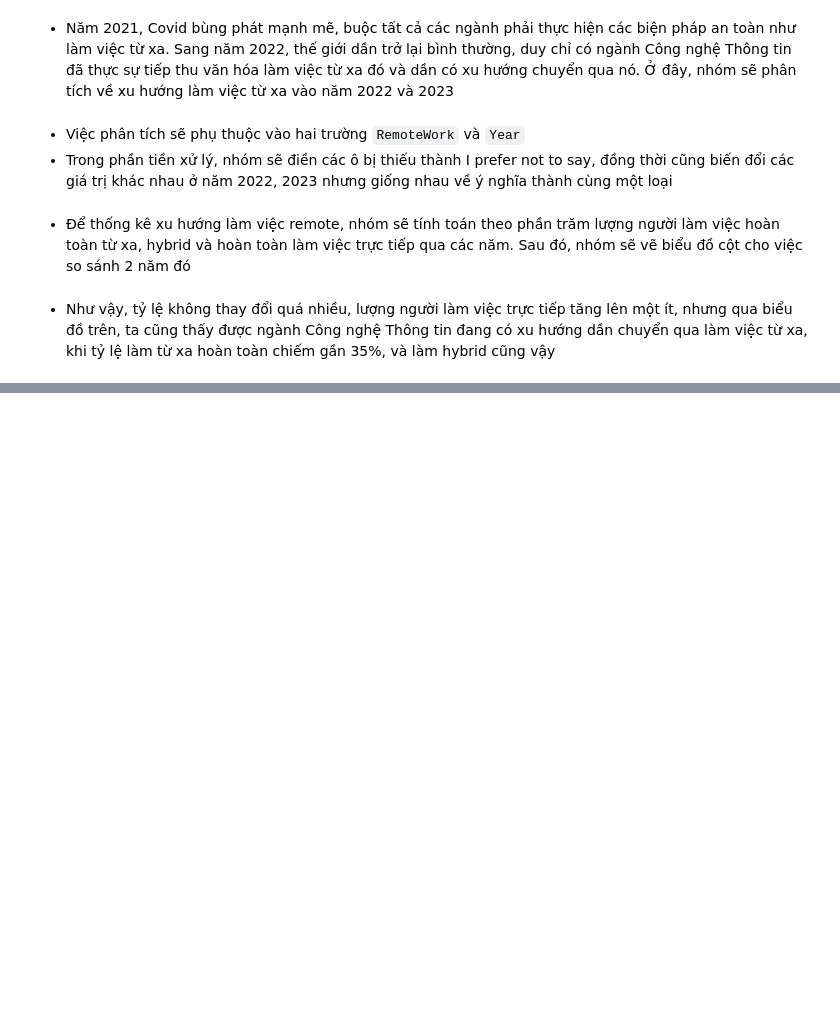
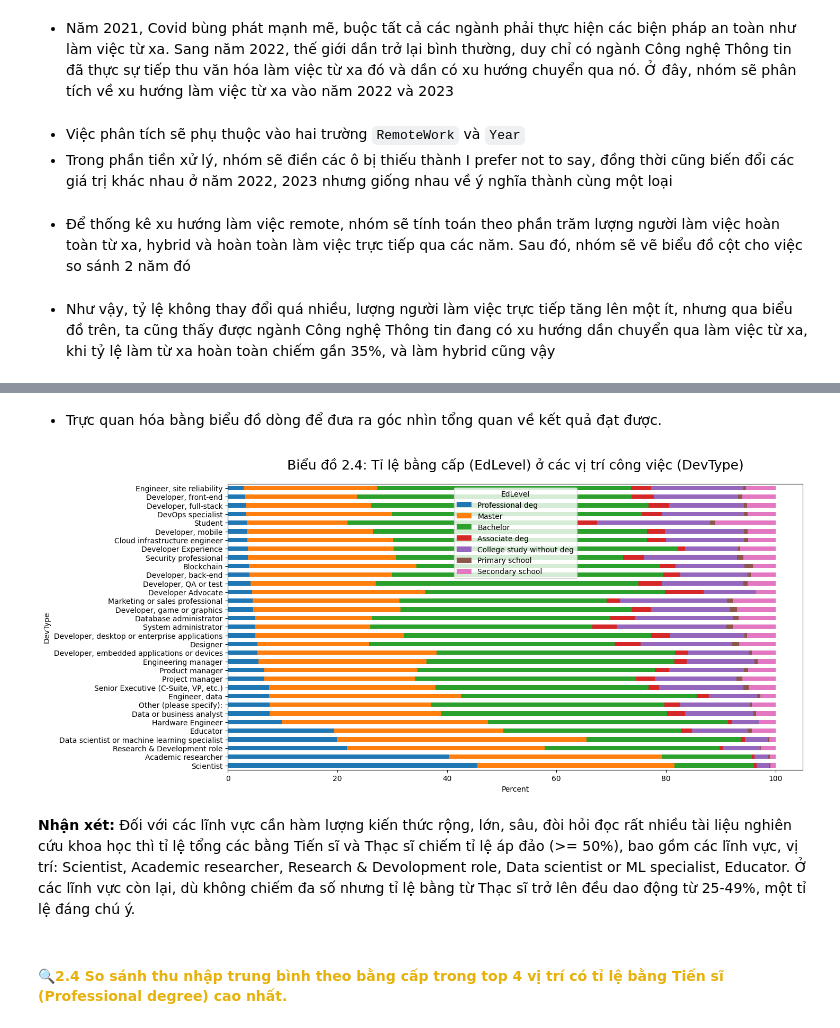
Before and after one commit to BoonRealCuaaaaa/P4DS-final, a Jupyter notebook: 03_04_Asking-and-Aswer-Questions.ipynb, the cells around one changed output, grey strips where cells are left out. Drawn from its saved outputs; the diff is of its cells as text; code cells hidden in the pictures; blank space fills up the shorter version.

Commit message:
Update Question 2

```diff
--- a/03_04_Asking-and-Aswer-Questions.ipynb
+++ b/03_04_Asking-and-Aswer-Questions.ipynb
@@ -199,0 +318,8 @@ plt.show()
+# %%
+# Tách câu trả lời dạng 'Multiple choice questions with multi-select answers' ra thành nhiều cột tương ứng
+df_devtype = df_edu['DevType'].str.split(';', expand=True)
+df_devtype['EdLevel'] = df_edu['EdLevel']
+df_devtype['ConvertedCompYearly'] = df_edu['ConvertedCompYearly']
+
+# Biến đổi DataFrame từ dạng rộng (có nhiều cột biểu thị công việc) thành dạng cao (có nhiều dòng biểu thị công việc)
+df_devtype_new = pd.melt(df_devtype, id_vars=['EdLevel', 'ConvertedCompYearly'], var_name='variable', value_name='NewDevType').drop(['variable'], axis=1).dropna()
@@ -199,0 +329,20 @@ plt.show()
+# %%
+df_temp = df_devtype_new.groupby(['NewDevType', 'EdLevel']).size()
+df_temp = df_temp.unstack().fillna(0)
+
+df_percent = df_temp.apply(lambda col: col*100/df_temp.sum(axis=1))
+df_percent = df_percent.sort_values('Professional deg', ascending=False)
+df_percent = df_percent[["Professional deg", "Master", "Bachelor", "Associate deg", "College study without deg", "Primary school", "Secondary school"]]
+# %% [markdown]
+- Trực quan hóa bằng biểu đồ dòng để đưa ra góc nhìn tổng quan về kết quả đạt được.
+# %%
+df_percent.plot(kind='barh', stacked=True, figsize=(14, 7))
+plt.xlabel('Percent')
+plt.ylabel('DevType')
+plt.title('Biểu đồ 2.4: Tỉ lệ bằng cấp (EdLevel) ở các vị trí công việc (DevType)', fontsize=18, pad=20);
+# %% [output]
+[figure, added]
+# %% [markdown]
+<b>Nhận xét:</b> Đối với các lĩnh vực cần hàm lượng kiến thức rộng, lớn, sâu, đòi hỏi đọc rất nhiều tài liệu nghiên cứu khoa học thì tỉ lệ tổng các bằng Tiến sĩ và Thạc sĩ chiếm tỉ lệ áp đảo (>= 50%), bao gồm các lĩnh vực, vị trí: Scientist, Academic researcher, Research & Devolopment role, Data scientist or ML specialist, Educator. Ở các lĩnh vực còn lại, dù không chiếm đa số nhưng tỉ lệ bằng từ Thạc sĩ trở lên đều dao động từ 25-49%, một tỉ lệ đáng chú ý.
+# %% [markdown]
+#### **<font color = #E7B10A> 🔍2.4 So sánh thu nhập trung bình theo bằng cấp trong top 4 vị trí có tỉ lệ bằng Tiến sĩ (Professional degree) cao nhất.** </font>
```
Also changed, not shown: parts of 32 cells of this notebook.
